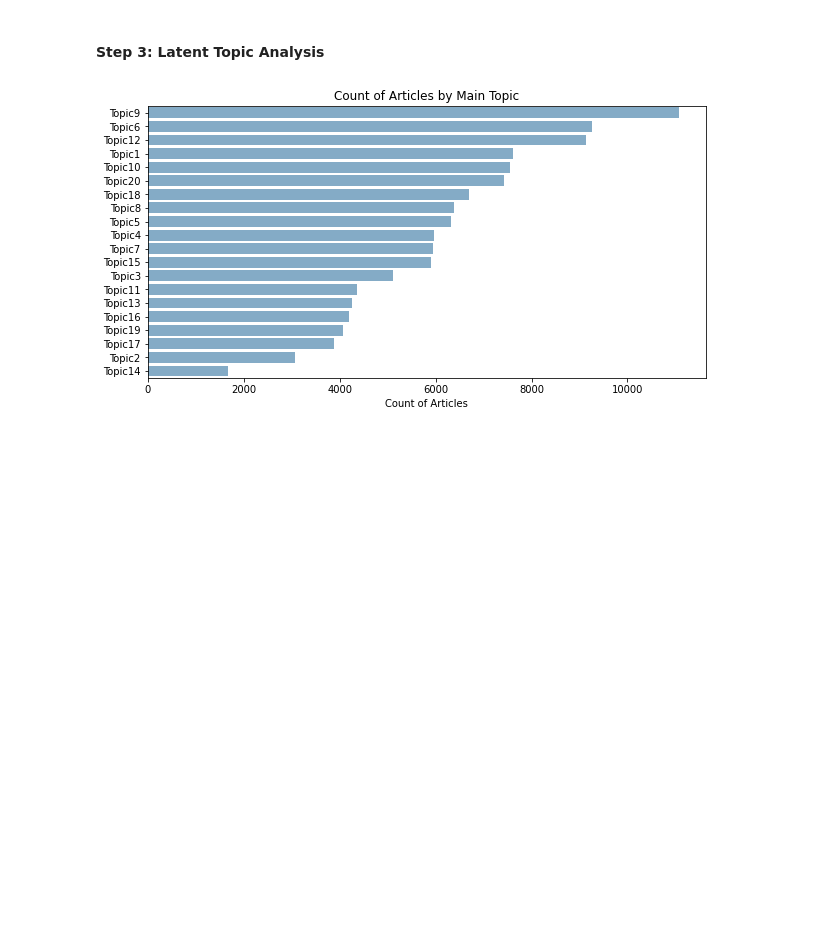
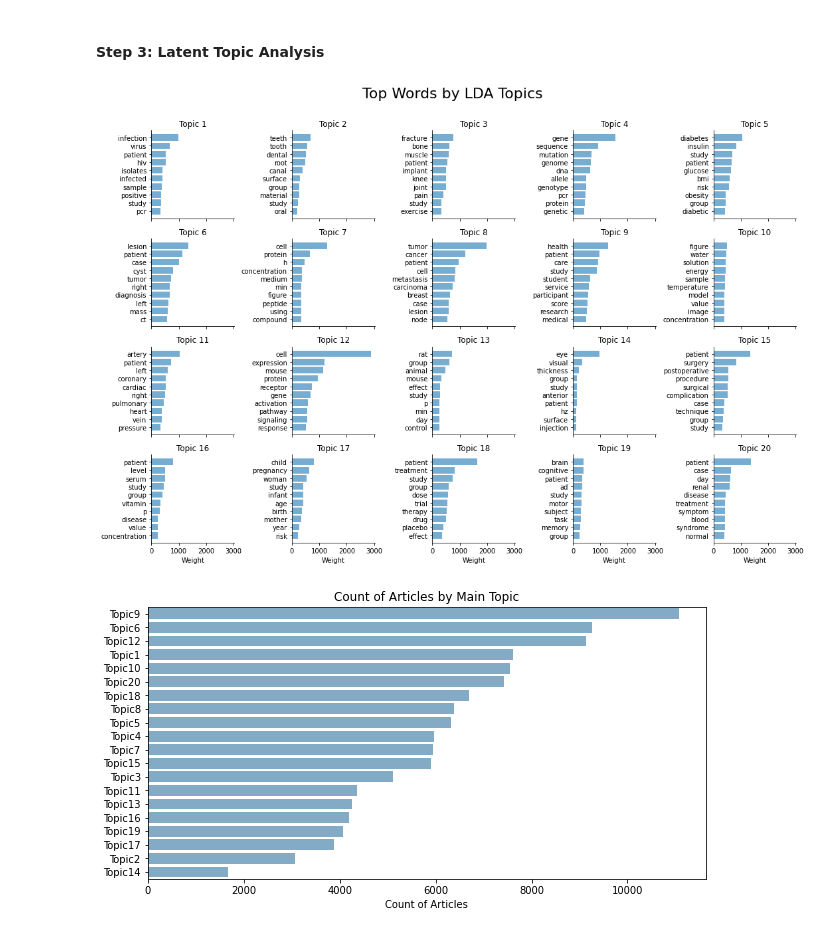
Before and after one commit to mlkimmins/OSCAR, a Jupyter notebook: topic_modeling.ipynb, the cells around one changed output. Cells and saved outputs as stored; diff of their text form; code cells hidden in the pictures; blank space fills up the shorter version.

Commit message:
added word importance bar chart and started evaluation section

```diff
--- a/topic_modeling.ipynb
+++ b/topic_modeling.ipynb
@@ -160,6 +160,35 @@ df_articles.head()
 5 rows × 35 columns
 # %% [markdown]
 #### Step 3: Latent Topic Analysis
+# %%
+# Function to plot word importances to topics
+def plot_top_words(model, feature_names):
+
+    fig, axes = plt.subplots(nrows=4, ncols=5, figsize=(15, 10), sharex=True)
+    axes = axes.flatten()
+
+    for topic_idx, topic in enumerate(model.components_):
+        top_features_ind = topic.argsort()[: -10 - 1 : -1]
+        top_features = [feature_names[i] for i in top_features_ind]
+        weights = topic[top_features_ind]
+
+        ax = axes[topic_idx]
+        ax.barh(top_features, weights, alpha=0.6)
+        ax.set_title(f"Topic {topic_idx +1}")
+        ax.invert_yaxis()
+        ax.tick_params(axis="both", which="major")
+        for i in "top right".split():
+            ax.spines[i].set_visible(False)
+        fig.suptitle("Top Words by LDA Topics", fontsize=22, y=1.01)
+        if topic_idx >= 15:
+            ax.set_xlabel("Weight")
+
+    plt.tight_layout()
+    plt.show()
+
+plot_top_words(lda, vocab)
+# %% [output]
+[figure, added]
 # %%
 topic_count = df_articles.groupby("main_topic")["article"].count().reset_index().sort_values(by="article", ascending=False)
 topic_count["topic_name"] = [f"Topic{t}" for t in topic_count["main_topic"]]
```
Also changed, not shown: parts of 3 cells of this notebook.
